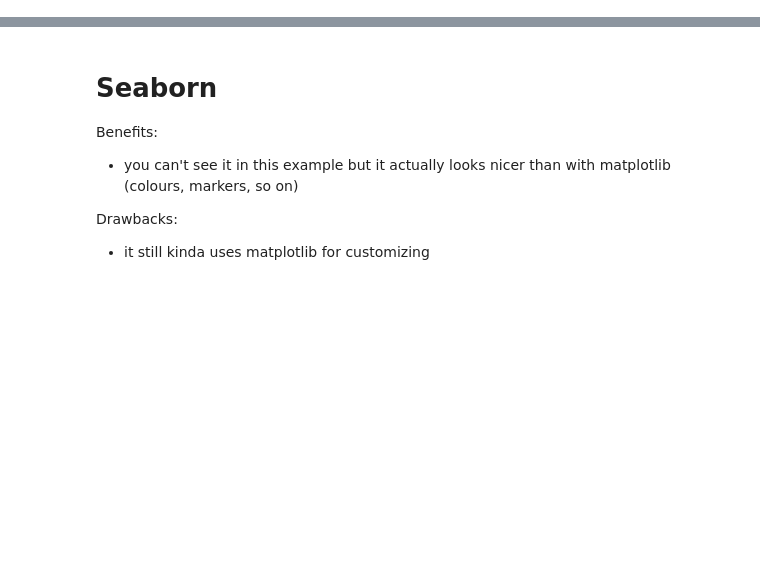
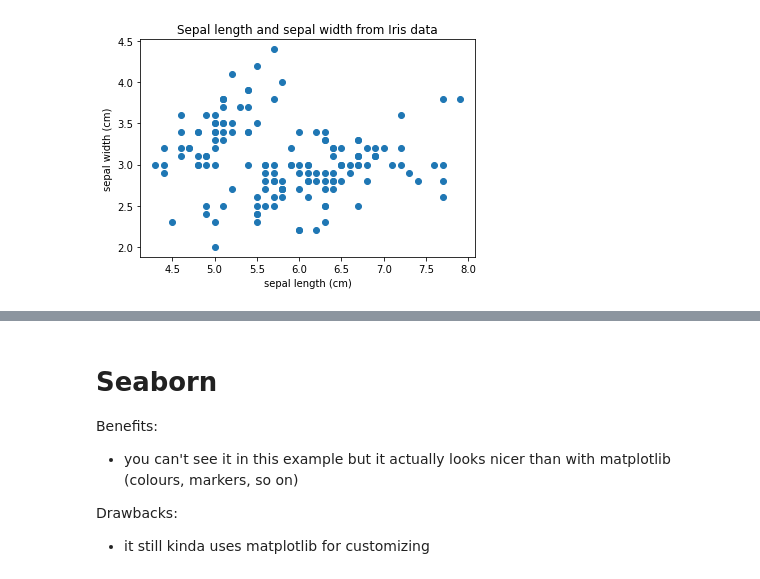
Before and after one commit to edina/Exemplars2020, a Jupyter notebook: TeachingDocs/HowToScatterGraphs.ipynb, the cells around one changed output, grey strips where cells are left out. Cells and saved outputs as stored; diff of their text form; code cells hidden in the pictures; blank space fills up the shorter version.

```diff
--- a/TeachingDocs/HowToScatterGraphs.ipynb
+++ b/TeachingDocs/HowToScatterGraphs.ipynb
@@ -155,0 +63,15 @@ import plotly.express as px
+# %%
+# create figure, axes object
+fig1, ax1 = plt.subplots()
+
+# plot data
+ax1.scatter(data[:,0], data[:,1])
+
+# add axes labels (using information from the dataset)
+ax1.set_xlabel(data_full.feature_names[0])
+ax1.set_ylabel(data_full.feature_names[1])
+
+# add title
+ax1.set_title('Sepal length and sepal width from Iris data');
+# %% [output]
+[figure, added]
```
Also changed, not shown: parts of 43 cells of this notebook.
